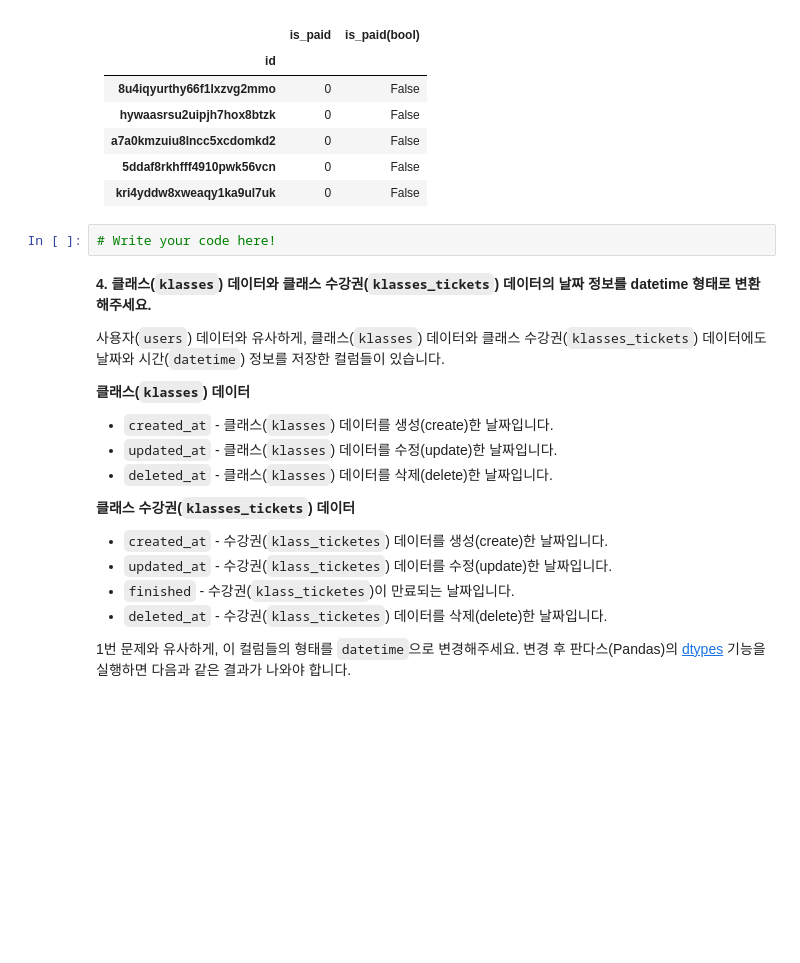
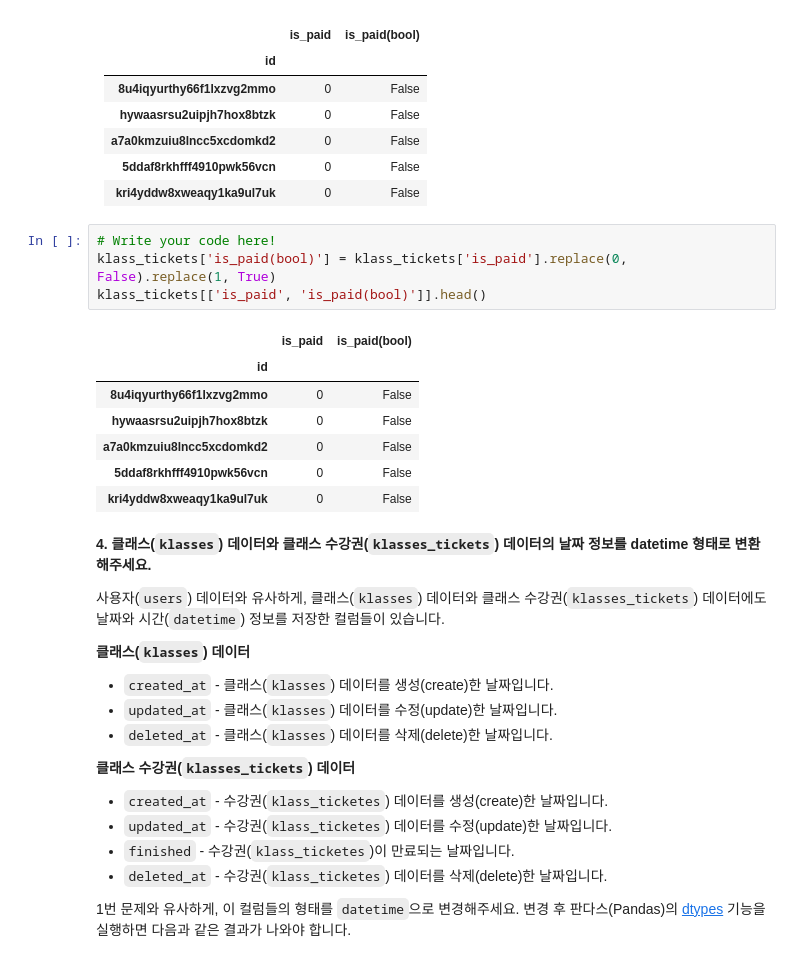
Before and after one commit to neoplane/Class101_DS_kmong, a Jupyter notebook: 0102_class101(assignment).ipynb, the cells around one changed output. Cells and saved outputs as stored; diff of their text form; blank space fills up the shorter version.

````diff
--- a/0102_class101(assignment).ipynb
+++ b/0102_class101(assignment).ipynb
@@ -329,8 +336,18 @@ klasses[['is_deleted(bool)', 'is_deleted']]
 		</tr>
 	</tbody>
 </table>
-# %%
-# Write your code here!
+# %%
+# Write your code here!
+klass_tickets['is_paid(bool)'] = klass_tickets['is_paid'].replace(0, False).replace(1, True)
+klass_tickets[['is_paid', 'is_paid(bool)']].head()
+# %% [output]
+|  | is_paid | is_paid(bool) |
+| id |  |  |
+| 8u4iqyurthy66f1lxzvg2mmo | 0 | False |
+| hywaasrsu2uipjh7hox8btzk | 0 | False |
+| a7a0kmzuiu8lncc5xcdomkd2 | 0 | False |
+| 5ddaf8rkhfff4910pwk56vcn | 0 | False |
+| kri4yddw8xweaqy1ka9ul7uk | 0 | False |
 # %% [markdown]
 **4. 클래스(```klasses```) 데이터와 클래스 수강권(```klasses_tickets```) 데이터의 날짜 정보를 datetime 형태로 변환해주세요.**
 
````
Also changed, not shown: parts of 8 cells of this notebook.
